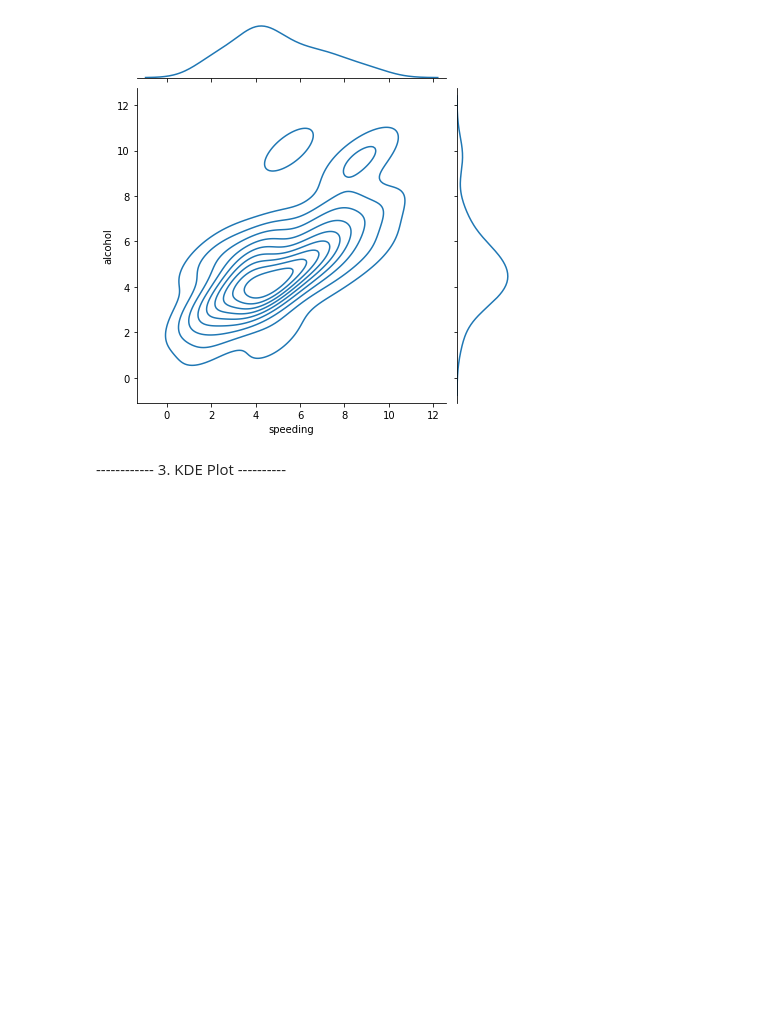
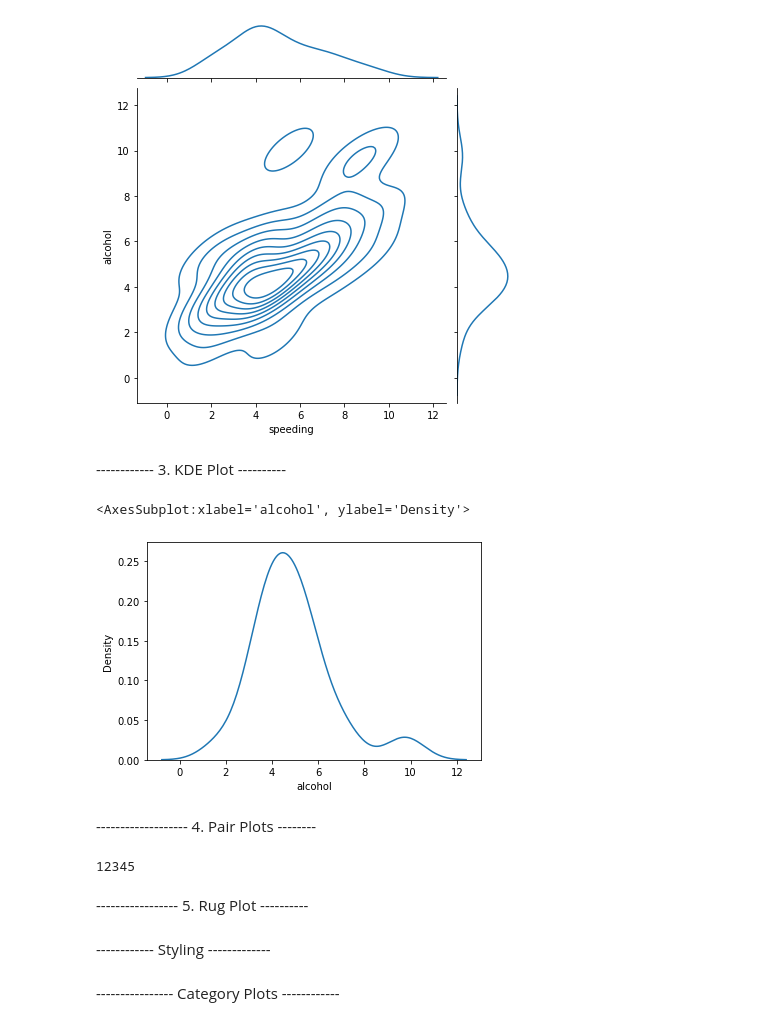
Before and after one commit to otkhwae/Seaborn, a Jupyter notebook: Seaborn_tut.ipynb, the cells around one changed output. Drawn from its saved outputs; the diff is of its cells as text; code cells hidden in the pictures; blank space fills up the shorter version.

Commit message:
KDE Plot

```diff
--- a/Seaborn_tut.ipynb
+++ b/Seaborn_tut.ipynb
@@ -67,3 +67,20 @@ sns.jointplot(x='speeding', y='alcohol',data = crash_df, kind = 'kde')
 [figure]
 # %% [markdown]
 ------------ 3. KDE Plot ----------
+# %%
+sns.kdeplot(crash_df['alcohol'])
+# %% [output]
+<AxesSubplot:xlabel='alcohol', ylabel='Density'>
+[figure, added]
+# %% [markdown]
+------------------- 4. Pair Plots --------
+# %%
+print(12345)
+# %% [output]
+12345
+# %% [markdown]
+----------------- 5. Rug Plot ----------
+# %% [markdown]
+------------ Styling -------------
+# %% [markdown]
+---------------- Category Plots ------------
```
